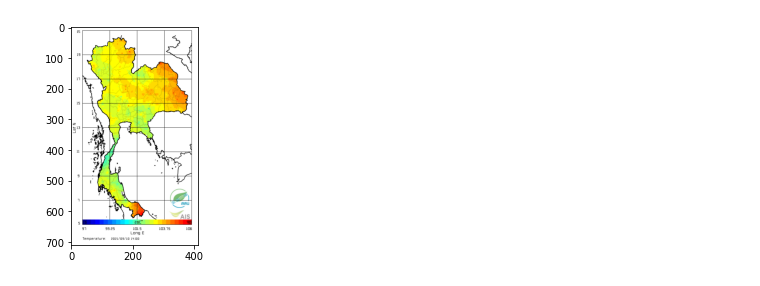
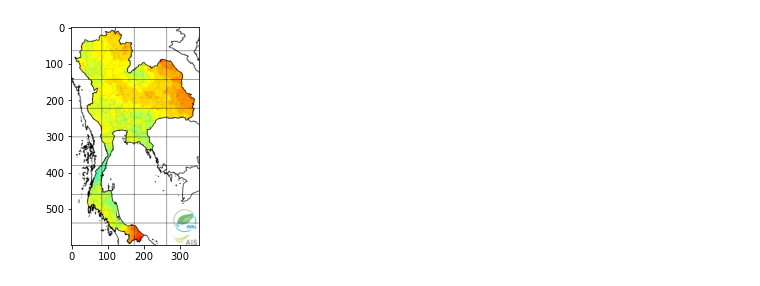
Before and after one commit to Thiraphat-K/Color_Images_Processing_Project, a Jupyter notebook: test.ipynb, the cells around one changed output. Drawn from its saved outputs; the diff is of its cells as text; code cells hidden in the pictures.

```diff
--- a/test.ipynb
+++ b/test.ipynb
@@ -22,10 +21,21 @@ def get_image(url):
     image = cv2.imdecode(image, cv2.IMREAD_COLOR)
     imageRGB = cv2.cvtColor(image , cv2.COLOR_BGR2RGB)
     return imageRGB
+# %%
+def center_crop(img, dim):
+	height, width = img.shape[0], img.shape[1]
+    # process crop width and height for max available dimension
+	# crop_width = dim[0] if dim[0]<img.shape[1] else img.shape[1] # check width
+	# crop_height = dim[1] if dim[1]<img.shape[0] else img.shape[0] # check height
+	mid_x, mid_y = int(width/2), int(height/2)
+    # cw2, ch2 = int(crop_width/2), int(crop_height/2) # crop x,y stable
+	crop_img = img[mid_y-dim[0]:mid_y+dim[1], mid_x-dim[2]:mid_x+dim[3]]
+	return crop_img
 # %%
 url_img = "http://tiwrmdev.hii.or.th/ContourImg/2021/09/10/hatempY2021M09D10T14.png"
-print("downloading : %s success!!" % url_img)
+print("downloading : %s => success!!" % url_img)
 image = get_image(url_img)
-plt.imshow(image)
+modi_img = center_crop(image, (330, 270,165,186))
+plt.imshow(modi_img)
 plt.show()
 # %% [output]
@@ -33 +43 @@ downloading : http://tiwrmdev.hii.or.th/ContourImg/2021/09/10/hatempY2021M09D10T
-[figure, old version]
+[figure, new version]
```
Also changed, not shown: parts of 2 cells of this notebook, 2 other files.
